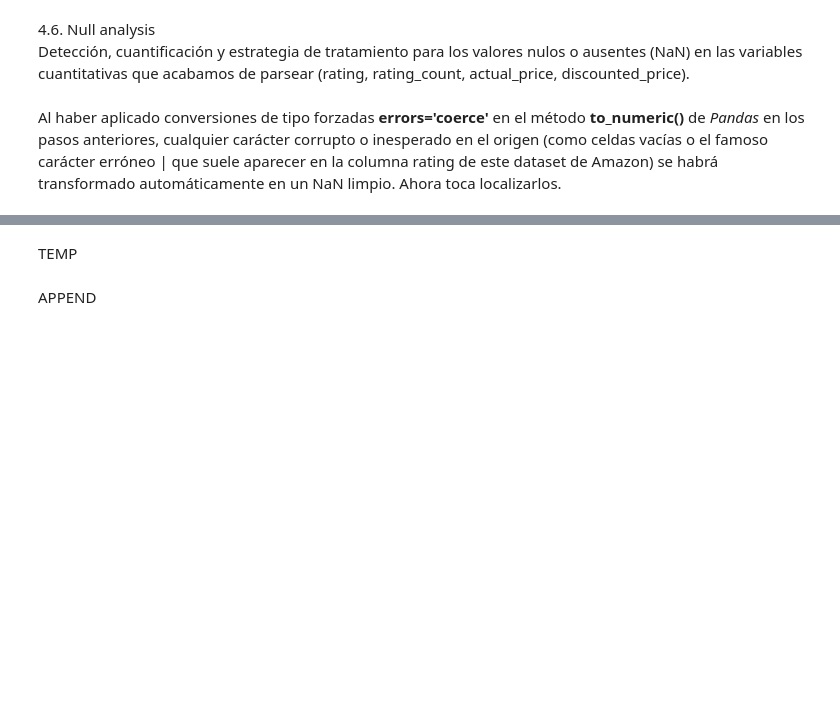
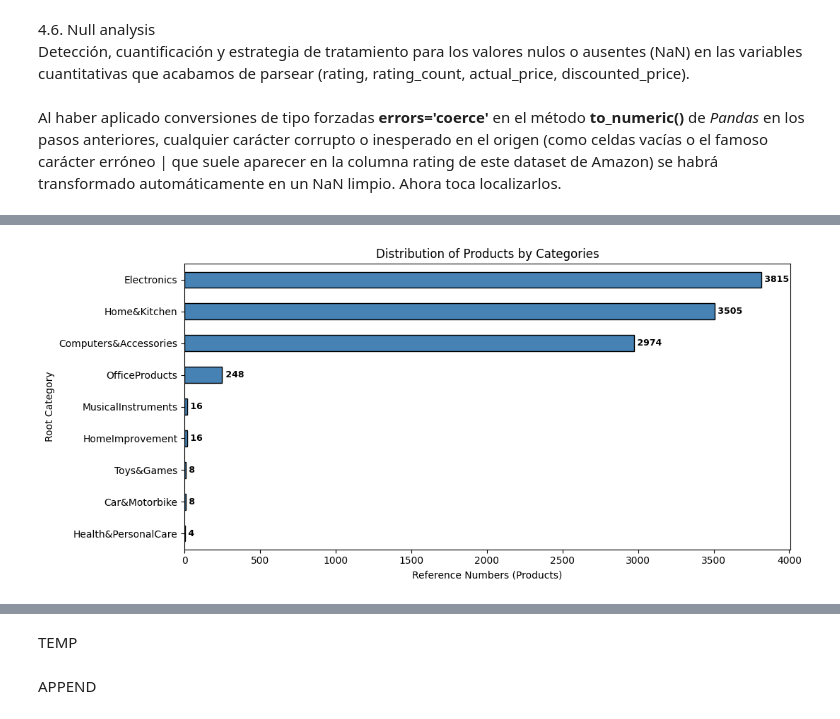
Before and after one commit to dcueli-com/applied_bigdata, a Jupyter notebook: src/activities/lesson_05/notebooks/ra5-kdd-amazon-sales.ipynb, the cells around one changed output, grey strips where cells are left out. Drawn from its saved outputs; the diff is of its cells as text; code cells hidden in the pictures; blank space fills up the shorter version.

```diff
--- a/src/activities/lesson_05/notebooks/ra5-kdd-amazon-sales.ipynb
+++ b/src/activities/lesson_05/notebooks/ra5-kdd-amazon-sales.ipynb
@@ -346,7 +379,8 @@ Name: category, dtype: object
 # 3.2. Data Transformation (Audit Category)
 # 3.2.2. Extracting Root Categories
 # Reducir la dimensionalidad de la variable category quedándonos con la raíz
-#
+import pandas as pd
+
 # ============================================================================================================
 # DataFrame GetCategories
 # ------------------------------------------------------------------------------------------------------------
@@ -355,29 +389,29 @@ Name: category, dtype: object
 # @param DataFrame pDfIn DataFrame con la columna category original.
 # @return DataFrame con la nueva columna categórica simplificada.
 # ------------------------------------------------------------------------------------------------------------
-def GetCategories(pDfIn):
+def GetCategories(pDfIn: pd.DataFrame) -> pd.DataFrame:
   initTime = time.time()
-  dfRes = pDfIn.copy()
+  df = pDfIn.copy()
 
   # 1.
   # Dividimos por el carácter pipe y extraemos el primer elemento (la raíz)
-  dfRes['main_category'] = dfRes['category'].astype(str).str.split('|').str[0].str.strip()
+  df['main_category'] = df['category'].astype(str).str.split('|').str[0].str.strip()
 
   # 2.
   # VISUALIZACIÓN Y COMPROBACIÓN
   LBr()
   Ket()
   Bra(pTitle='Category Transformation - Categories Extraction')
-  print(f"+ Volume of unique new main categories Product: {dfRes['main_category'].nunique()}")
+  print(f"+ Volume of unique new main categories Product: {df['main_category'].nunique()}")
   LBr(0, "Allocation of products by root category:")
-  print(dfRes['main_category'].value_counts())
+  print(df['main_category'].value_counts())
   LBr()
   Bra(pTitle='Total execution time (Category Transformation)')
   print(f"{time.time() - initTime:.4f} seconds")
   Ket()
   LBr()
 
-  return dfRes
+  return df
 
 dfEnd = GetCategories(dfEnd)
 # %% [output]
@@ -501,16 +548,17 @@ PlotPriceByCategory(dfEnd)
 # %%
 # 3
 # 3.3. Data Transformation (One-Hot Encoding)
-#
+import pandas as pd
+
 # ============================================================================================================
 # DataFrame EncodeCategories
 # ------------------------------------------------------------------------------------------------------------
 # Aplica One-Hot Encoding sobre la columna main_category para preparar el dataframe para minería de datos.
 #
 # @param DataFrame pDfIn DataFrame con la columna main_category ya limpia.
-# @return DataFrame DataFrame con las nuevas columnas binarias integradas.
+# @return DataFrame con las nuevas columnas binarias integradas.
 # ------------------------------------------------------------------------------------------------------------
-def EncodeCategories(pDfIn):
+def EncodeCategories(pDfIn: pd.DataFrame) -> pd.DataFrame:
   initTime = time.time()
 
   # 1.
@@ -526,7 +574,7 @@ def EncodeCategories(pDfIn):
   print(f"+ New binary columns added: {dfDummies.shape[1]}")
   print(f"+ Total columns in current DataFrame: {dfRes.shape[1]}")
   LBr(0, "Sample of the newly generated categorical columns:")
-  print(dfRes[[col for col in dfRes.columns if col.startswith('Cat_')]].head(qtyDataPreviews))
+  print(dfRes[['product_id'] +[col for col in dfRes.columns if col.startswith('Cat_')]].head(qtyDataPreviews))
   LBr()
   Bra(pTitle='Total execution time (One-Hot Encoding)')
   print(f"{time.time() - initTime:.4f} seconds")
@@ -850,16 +888,17 @@ Elimina las filas redundantes provocadas por la duplicidad de capturas en el Dat
 # %%
 # 4.
 # 4.3. Cleaning relational duplicates (Quality Audit Execution)
-#
+import pandas as pd
+
 # ============================================================================================================
 # DataFrame CleanRelationalDuplicates
 # ------------------------------------------------------------------------------------------------------------
 # Elimina las filas redundantes provocadas por la duplicidad de capturas en el Dataset de origen.
 #
 # @param DataFrame pDfIn DataFrame donde buscar.
-# @return DataFrame df DataFrame sin las filas redundantes.
+# @return DataFrame Sin las filas redundantes.
 # ------------------------------------------------------------------------------------------------------------
-def CleanRelationalDuplicates(pDfIn):
+def CleanRelationalDuplicates(pDfIn: pd.DataFrame) -> pd.DataFrame:
   initTime = time.time()
   df = pDfIn.copy()
 
@@ -1066,6 +1108,7 @@ rating_count            2     0.017387
 # 4.
 # 4.6.2. Data Cleaning (Null Values Removal)
 # Purgar de forma definitiva los registros nulos para consolidar el dataset estadístico
+import pandas as pd
 
 # ============================================================================================================
 # DataFrame PurgeNullValues
@@ -1073,9 +1116,9 @@ rating_count            2     0.017387
 # Elimina de forma estricta los registros que contienen valores nulos en columnas métricas
 #
 # @param DataFrame pDfIn DataFrame con valores ausentes detectados.
-# @return DataFrame DataFrame saneado sin filas huérfanas en las columnas críticas.
+# @return DataFrame Saneado sin filas huérfanas en las columnas críticas.
 # ------------------------------------------------------------------------------------------------------------
-def PurgeNullValues(pDfIn):
+def PurgeNullValues(pDfIn: pd.DataFrame) -> pd.DataFrame:
   initTime = time.time()
 
   # 1.
@@ -1115,0 +1166,4 @@ dfEnd = PurgeNullValues(dfEnd)
+# %%
+PlotCategoryDistribution(dfEnd)
+# %% [output]
+[figure, added]
```
Also changed, not shown: parts of 27 cells of this notebook, 5 other files.
